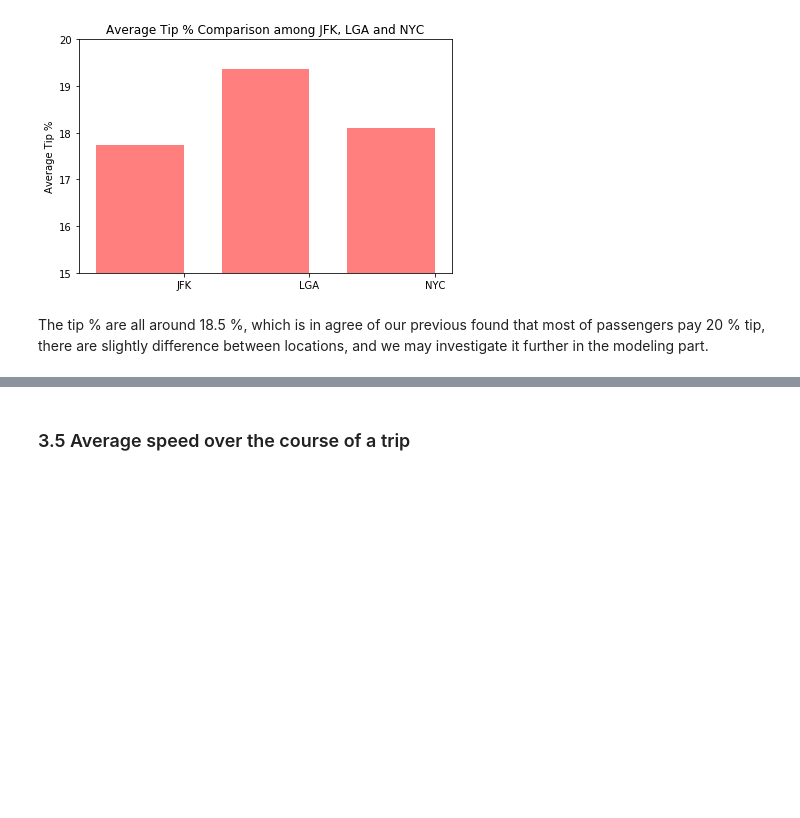
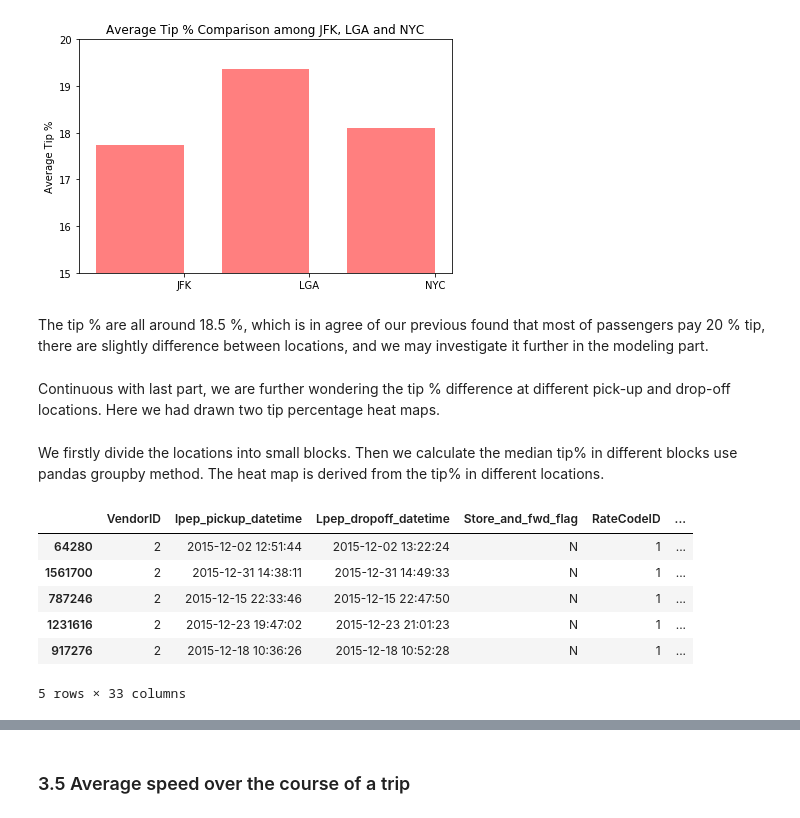
Before and after one commit to amartya21/codingrex.github.io, a Jupyter notebook: Final_Project.ipynb, the cells around one changed output, grey strips where cells are left out. Cells and saved outputs as stored; diff of their text form; code cells hidden in the pictures; blank space fills up the shorter version.

Commit message:
Sorry, last version is not the up to date one, this is the real latest version

```diff
--- a/Final_Project.ipynb
+++ b/Final_Project.ipynb
@@ -561,3 +551,21 @@ plt.show()
 [figure]
 # %% [markdown]
 The tip % are all around 18.5 %, which is in agree of our previous found that most of passengers pay 20 % tip, there are slightly difference between locations, and we may investigate it further in the modeling part.
+# %% [markdown]
+Continuous with last part, we are further wondering the tip % difference at different pick-up and drop-off locations. Here we had drawn two tip percentage heat maps.
+# %% [markdown]
+We firstly divide the locations into small blocks. Then we calculate the median tip% in different blocks use pandas groupby method. The heat map is derived from the tip% in different locations.
+# %%
+df['pick_lat'] = df['Pickup_latitude'] * 500 // 1 / 500
+df['pick_long'] = df['Pickup_longitude'] * 500 // 1 / 500
+df['drop_lat'] = df['Dropoff_latitude'] * 500 // 1 / 500
+df['drop_long'] = df['Dropoff_longitude'] * 500 // 1 / 500
+df.sample(5)
+# %% [output]
+|  | VendorID | lpep_pickup_datetime | Lpep_dropoff_datetime | Store_and_fwd_flag | RateCodeID | ... |
+| 64280 | 2 | 2015-12-02 12:51:44 | 2015-12-02 13:22:24 | N | 1 | ... |
+| 1561700 | 2 | 2015-12-31 14:38:11 | 2015-12-31 14:49:33 | N | 1 | ... |
+| 787246 | 2 | 2015-12-15 22:33:46 | 2015-12-15 22:47:50 | N | 1 | ... |
+| 1231616 | 2 | 2015-12-23 19:47:02 | 2015-12-23 21:01:23 | N | 1 | ... |
+| 917276 | 2 | 2015-12-18 10:36:26 | 2015-12-18 10:52:28 | N | 1 | ... |
+5 rows × 33 columns
```
Also changed, not shown: parts of 18 cells of this notebook.
